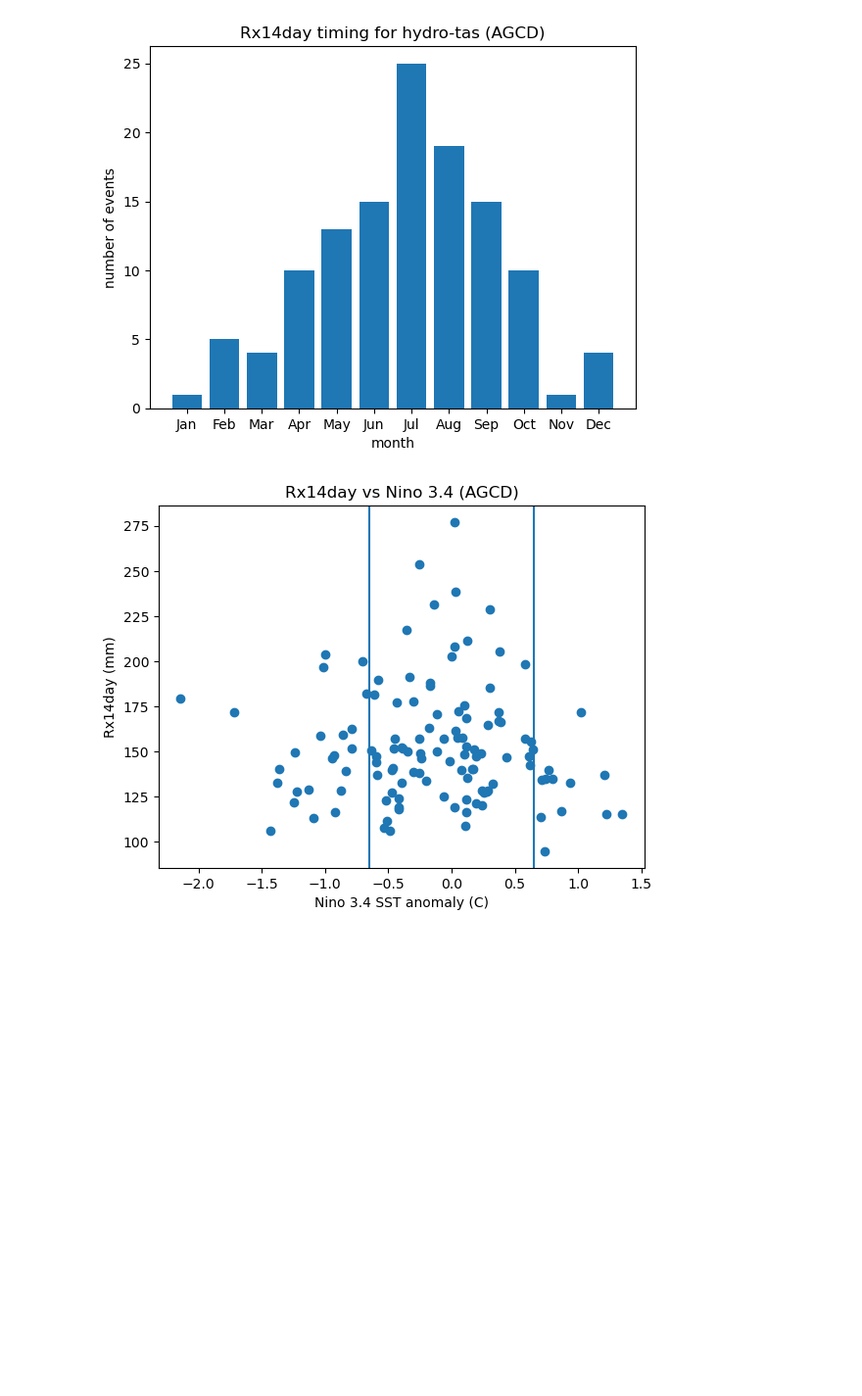
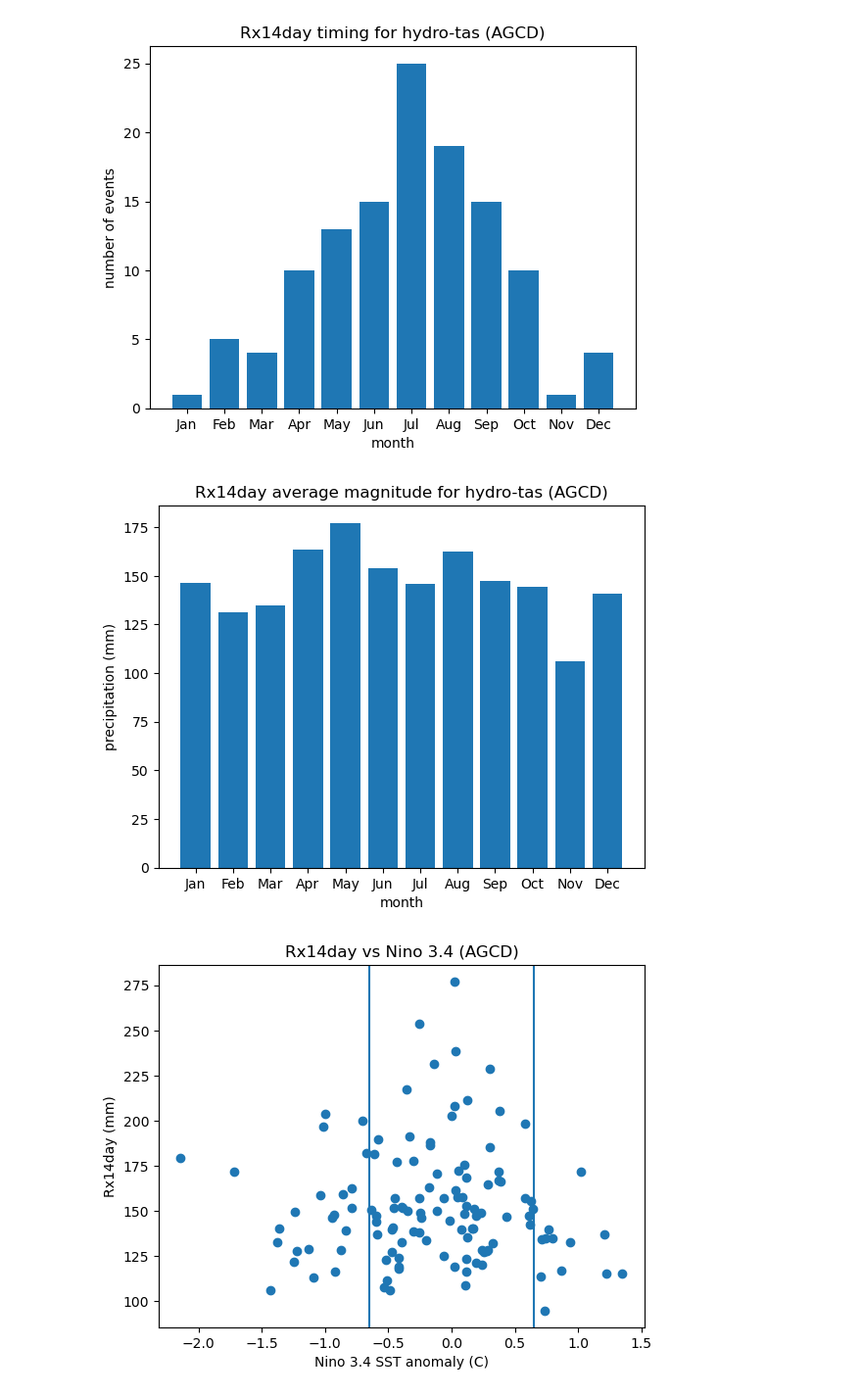
Before and after one commit to DamienIrving/hydrotas, a Jupyter notebook: AGCD_hydro-tas.ipynb, the cells around one changed output. Shown at 98% size. Drawn from its saved outputs; the diff is of its cells as text; code cells hidden in the pictures; blank space fills up the shorter version.

```diff
--- a/AGCD_hydro-tas.ipynb
+++ b/AGCD_hydro-tas.ipynb
@@ -72,3 +62,5 @@ df_rx14day
+# %%
+monthly_ave = df_rx14day.groupby('month').mean(['pr'])
 # %%
 ranked_events = df_rx14day.sort_values(['pr'], ascending=False)
 ranked_events.head(n=10)
@@ -112,6 +101,19 @@ plt.savefig(
 plt.show()
 # %% [output]
 [figure]
+# %%
+months = np.arange(1, 13)
+averages = monthly_ave['pr'].values
+
+plt.bar(months, averages)
+plt.title(f'Rx14day average magnitude for {region_name} (AGCD)')
+plt.ylabel('precipitation (mm)')
+plt.xlabel('month')
+xlabels = [calendar.month_abbr[i] for i in months]
+plt.xticks(months, xlabels)
+plt.show()
+# %% [output]
+[figure, added]
 # %%
 nino34_ds = xr.open_dataset(nino_file)
 # %%
```
Also changed, not shown: parts of 11 cells of this notebook, 4 other files.
